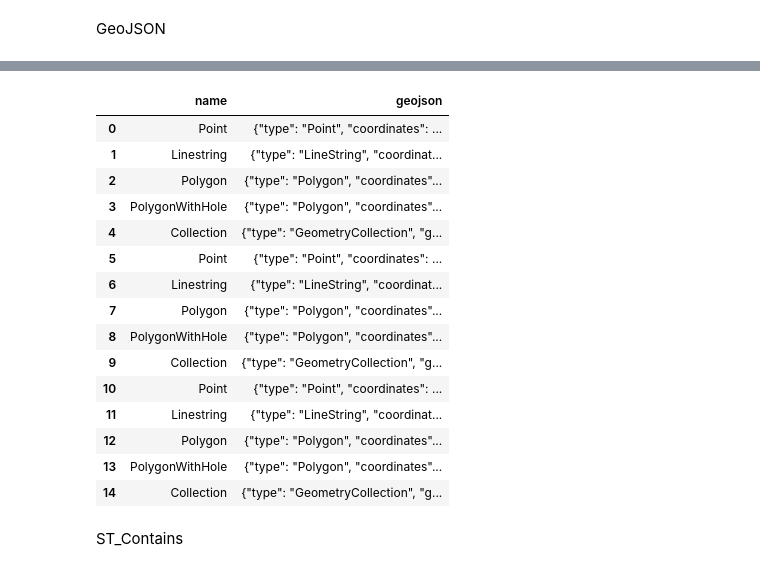
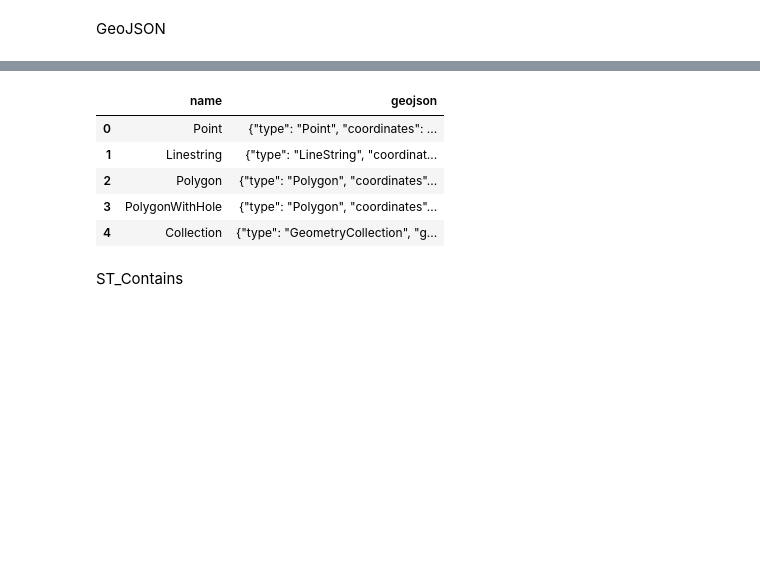
Before and after one commit to AmritSDutta/colab_ml, a Jupyter notebook: geopandagis.ipynb, the cells around one changed output, grey strips where cells are left out. Cells and saved outputs as stored; diff of their text form; code cells hidden in the pictures; blank space fills up the shorter version.

```diff
--- a/geopandagis.ipynb
+++ b/geopandagis.ipynb
@@ -233,10 +233,10 @@ GeoJSON
 import json
 from shapely.geometry import mapping
 
-gdf_json = gdf.copy()
+gdf_json = gdf.copy().drop_duplicates()
 # Add a column with GeoJSON for each geometry
-gdf['geojson'] = gdf['geom'].apply(lambda geom: json.dumps(mapping(geom)))
-gdf
+gdf_json['geojson'] = gdf_json['geom'].apply(lambda geom: json.dumps(mapping(geom)))
+gdf_json
 # %% [output]
 |  | name | geom | geojson |
 | 0 | Point | POINT (0 0) | {"type": "Point", "coordinates": ... |
@@ -257,22 +247,12 @@ gdf
 # %%
-gdf[['name','geojson']]
+gdf_json[['name','geojson']]
 # %% [output]
 |  | name | geojson |
 | 0 | Point | {"type": "Point", "coordinates": ... |
 | 1 | Linestring | {"type": "LineString", "coordinat... |
 | 2 | Polygon | {"type": "Polygon", "coordinates"... |
 | 3 | PolygonWithHole | {"type": "Polygon", "coordinates"... |
 | 4 | Collection | {"type": "GeometryCollection", "g... |
-| 5 | Point | {"type": "Point", "coordinates": ... |
-| 6 | Linestring | {"type": "LineString", "coordinat... |
-| 7 | Polygon | {"type": "Polygon", "coordinates"... |
-| 8 | PolygonWithHole | {"type": "Polygon", "coordinates"... |
-| 9 | Collection | {"type": "GeometryCollection", "g... |
-| 10 | Point | {"type": "Point", "coordinates": ... |
-| 11 | Linestring | {"type": "LineString", "coordinat... |
-| 12 | Polygon | {"type": "Polygon", "coordinates"... |
-| 13 | PolygonWithHole | {"type": "Polygon", "coordinates"... |
-| 14 | Collection | {"type": "GeometryCollection", "g... |
 # %% [markdown]
 ST_Contains
 # %%
```
Also changed, not shown: parts of 6 cells of this notebook.
